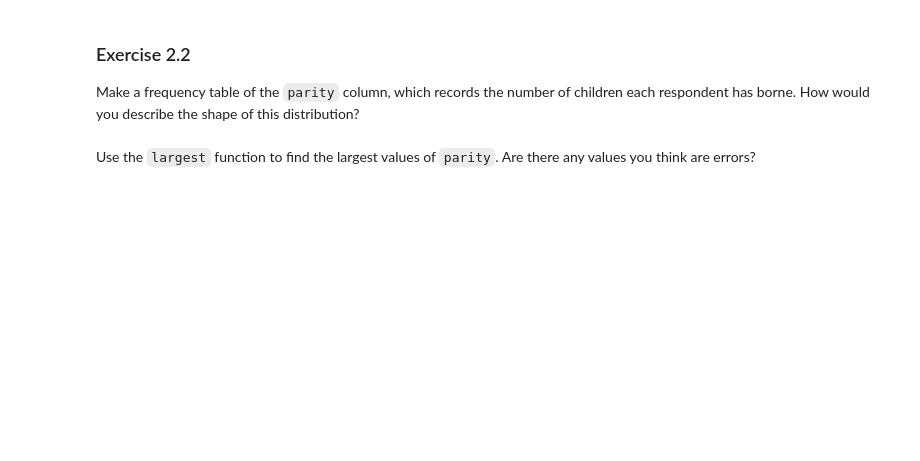
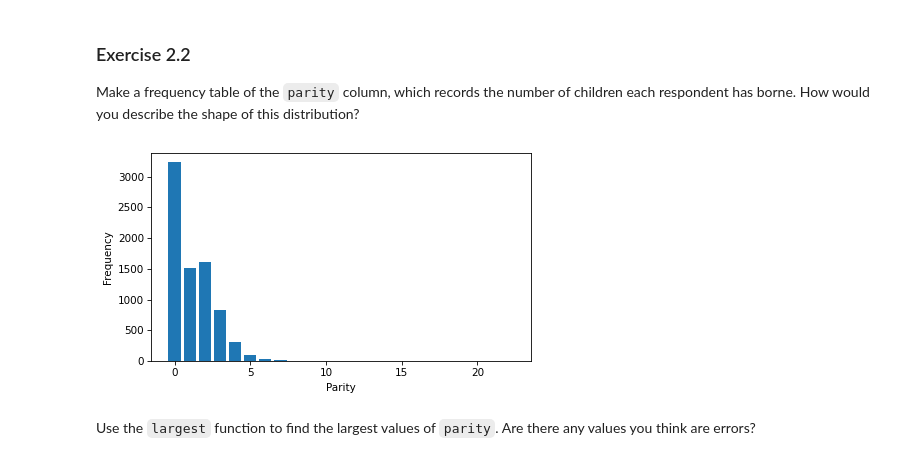
Before and after one commit to MARCO22-data/DataScience, a Jupyter notebook: fase1-fundamentos/think-stats/capítulo02.ipynb, the cells around one changed output. Saved outputs shown, nothing was run; the diff lists cells and outputs as text; code cells hidden in the pictures; blank space fills up the shorter version.

```diff
--- a/fase1-fundamentos/think-stats/capítulo02.ipynb
+++ b/fase1-fundamentos/think-stats/capítulo02.ipynb
@@ -436,5 +492,11 @@ Make a frequency table of the `parity` column, which records the number of child
 How would you describe the shape of this distribution?
 # %%
 # Solution goes here
+par = resp ["parity"]
+ftab = FreqTab.from_seq(par)
+ftab.bar()
+decorate(xlabel="Parity", ylabel="Frequency")
+# %% [output]
+[figure, added]
 # %%
 # Solution goes here
```
Also changed, not shown: parts of 33 cells of this notebook.
